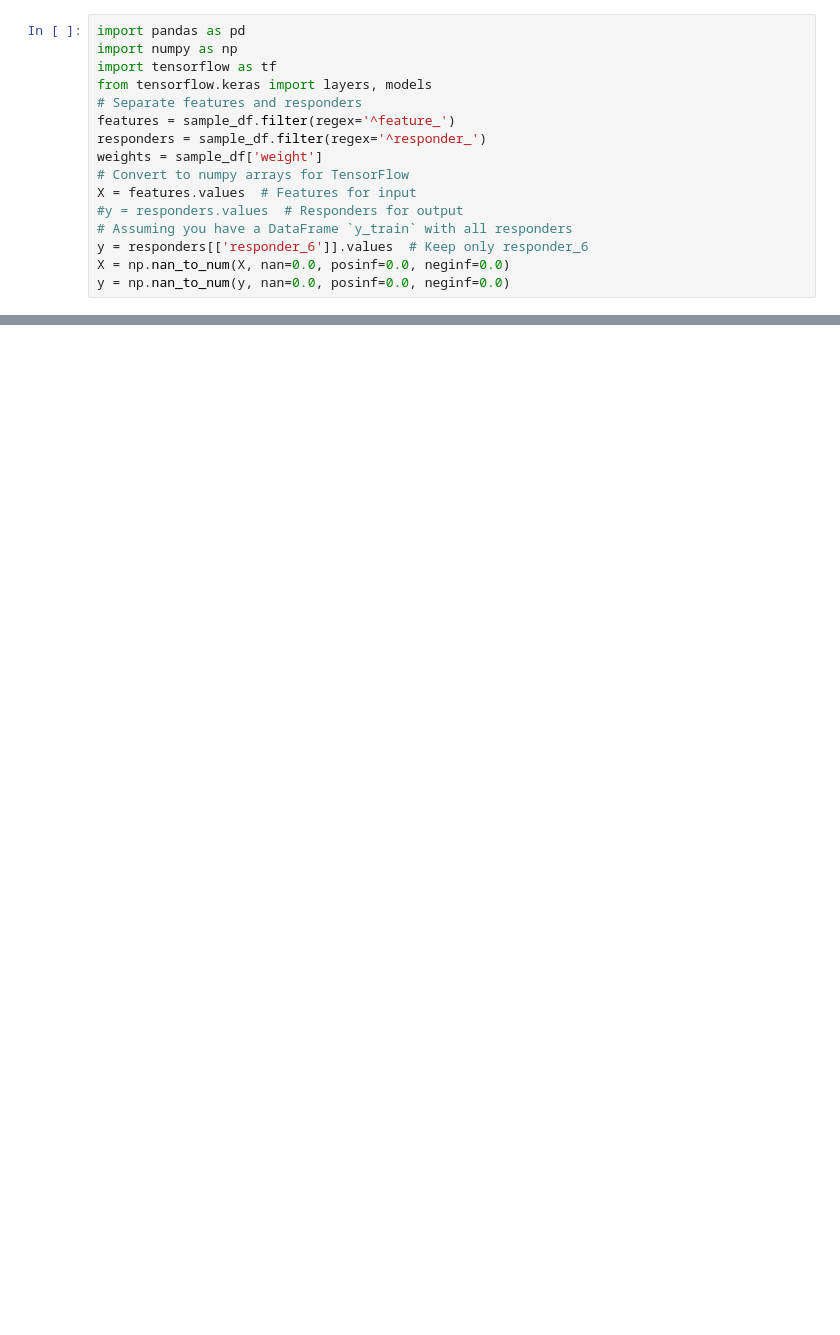
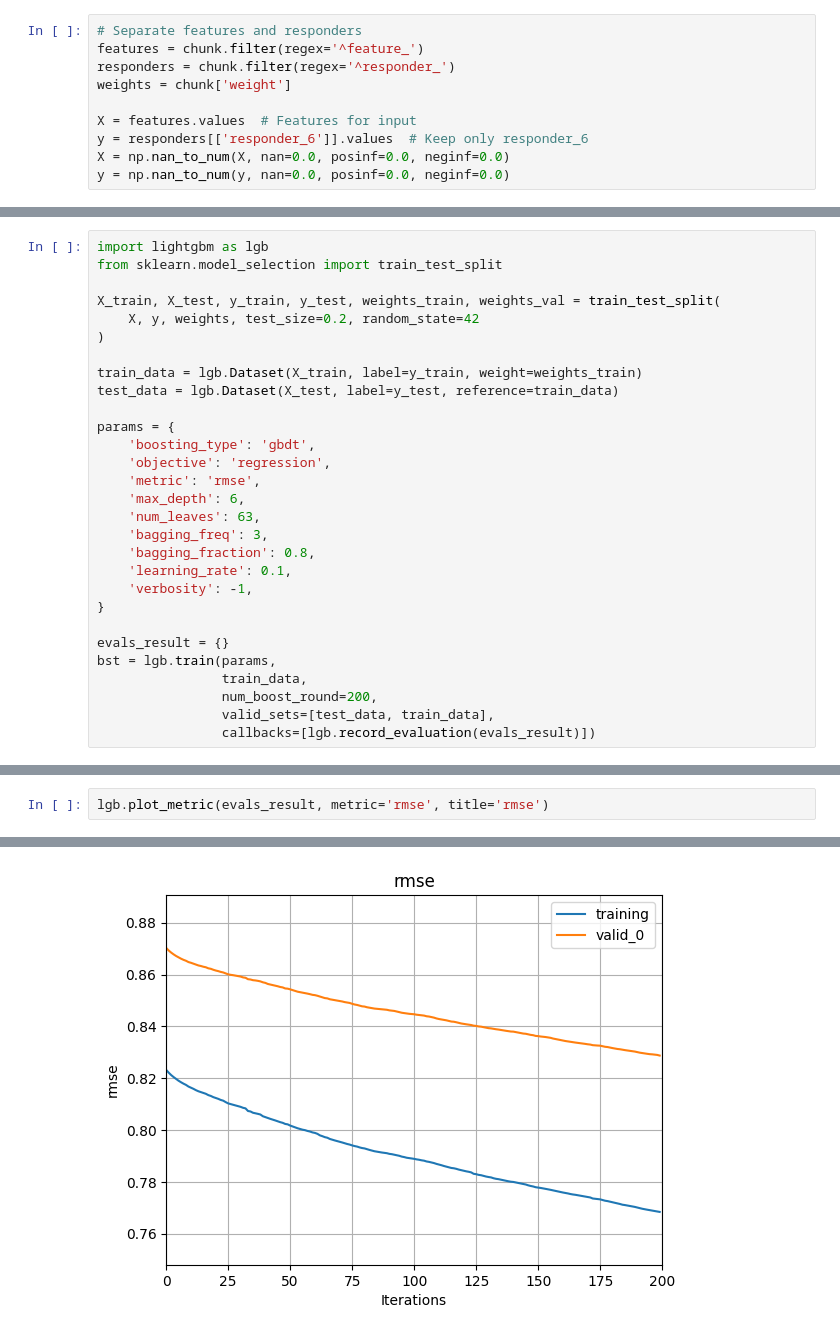
Before and after one commit to Centerwing/JS-Kaggle, a Jupyter notebook: demo.ipynb, the cells around one changed output, grey strips where cells are left out. Cells and saved outputs as stored; diff of their text form; blank space fills up the shorter version.

```diff
--- a/demo.ipynb
+++ b/demo.ipynb
@@ -23,16 +13,10 @@ sample_df.head()
 # %%
-import pandas as pd
-import numpy as np
-import tensorflow as tf
-from tensorflow.keras import layers, models
 # Separate features and responders
-features = sample_df.filter(regex='^feature_')
-responders = sample_df.filter(regex='^responder_')
-weights = sample_df['weight']
-# Convert to numpy arrays for TensorFlow
+features = chunk.filter(regex='^feature_')
+responders = chunk.filter(regex='^responder_')
+weights = chunk['weight']
+
 X = features.values  # Features for input
-#y = responders.values  # Responders for output
-# Assuming you have a DataFrame `y_train` with all responders
 y = responders[['responder_6']].values  # Keep only responder_6
 X = np.nan_to_num(X, nan=0.0, posinf=0.0, neginf=0.0)
 y = np.nan_to_num(y, nan=0.0, posinf=0.0, neginf=0.0)
@@ -212,0 +25,29 @@ else:
+# %%
+import lightgbm as lgb
+from sklearn.model_selection import train_test_split
+
+X_train, X_test, y_train, y_test, weights_train, weights_val = train_test_split(
+    X, y, weights, test_size=0.2, random_state=42
+)
+
+train_data = lgb.Dataset(X_train, label=y_train, weight=weights_train)
+test_data = lgb.Dataset(X_test, label=y_test, reference=train_data)
+
+params = {
+    'boosting_type': 'gbdt',
+    'objective': 'regression',
+    'metric': 'rmse',
+    'max_depth': 6,
+    'num_leaves': 63,
+    'bagging_freq': 3,
+    'bagging_fraction': 0.8,
+    'learning_rate': 0.1,
+    'verbosity': -1,
+}
+
+evals_result = {}
+bst = lgb.train(params,
+                train_data,
+                num_boost_round=200,
+                valid_sets=[test_data, train_data],
+                callbacks=[lgb.record_evaluation(evals_result)])
@@ -212,0 +56,3 @@ else:
+# %%
+lgb.plot_metric(evals_result, metric='rmse', title='rmse')
+# %% [output]
@@ -212,0 +60 @@ else:
+[figure, added]
```
Also changed, not shown: parts of 30 cells of this notebook, 1 other file.
